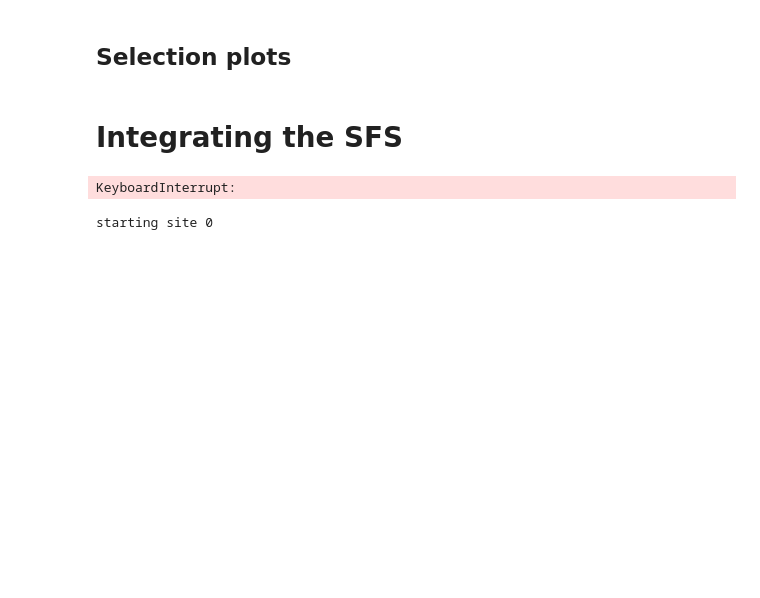
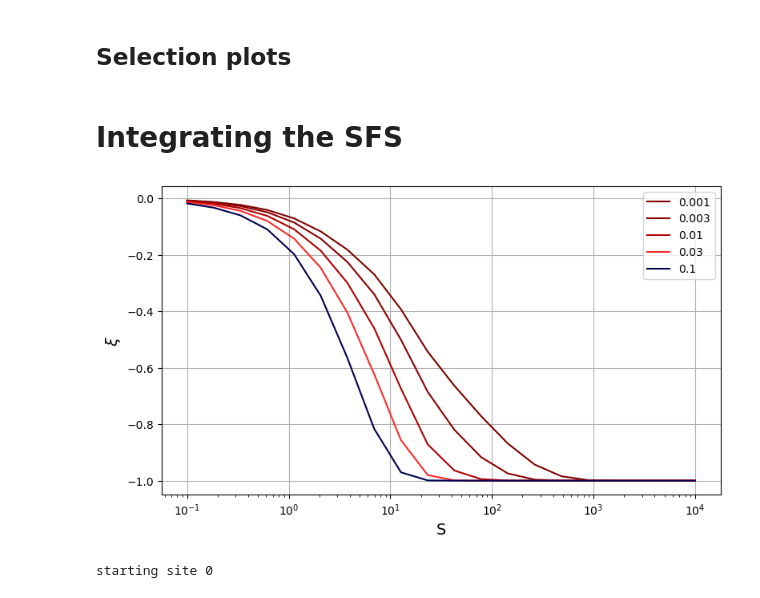
Before and after one commit to emkoch/popspec, a Jupyter notebook: Effect_size.ipynb, the cells around one changed output. Drawn from its saved outputs; the diff is of its cells as text; code cells hidden in the pictures; blank space fills up the shorter version.

```diff
--- a/Effect_size.ipynb
+++ b/Effect_size.ipynb
@@ -4,7 +4,7 @@ import math
 import pandas as pd
 import matplotlib.pyplot as plt
 
-plt.rcParams['figure.figsize'] = [12, 4]
+plt.rcParams['figure.figsize'] = [16, 8]
 # %%
 # Let's start by reading in some of these files
 from os import listdir
@@ -239,36 +239,37 @@ def stab_corr(yy, sigma, pos_d=True):
     double_prob = poly_prob(yy, 4*sigma)
     single_prob = poly_prob(yy, sigma)
     if pos_d:
         return (double_prob - neut_prob) / (double_prob + neut_prob)
     else:
         return burd * (double_prob - neut_prob) / (burd * (double_prob + neut_prob) + single_prob**2)
 
 def stab_corr_posLD_poly(yy, SS):
     def ex_diff(xx):
         return xx * (poly_prob(yy, (2*np.sqrt(SS)-xx*np.sqrt(SS))**2 ) - poly_prob(yy, xx**2*SS)) * sfs_ud_params_sigma(xx, 1, SS)
     def ex_sum(xx):
         return xx * (poly_prob(yy, (2*np.sqrt(SS)-xx*np.sqrt(SS))**2 ) + poly_prob(yy, xx**2*SS)) * sfs_ud_params_sigma(xx, 1, SS)
     return quad(ex_diff, 0, 1)[0] / quad(ex_sum, 0, 1)[0]
 
-
+from matplotlib.colors import Normalize, LogNorm
+from matplotlib.cm import get_cmap
 cmap = get_cmap('seismic_r')
 norm = Normalize(vmin=0.001, vmax=0.1)
 
 MAF_thr_values = [0.1, 0.03, 0.01, 0.003, 0.001][::-1]
-sigma_set = np.logspace(-1, 4, 100)
+sigma_set = np.logspace(-1, 4, 20)
 
 for MAF_thr in MAF_thr_values:
     corr_set = [stab_corr_posLD_poly(MAF_thr, sigma) for sigma in sigma_set]
     plt.plot(sigma_set, corr_set, color=cmap(norm(MAF_thr)), label=str(MAF_thr))
 
 plt.grid()
 plt.xscale("log")
 plt.xlabel("S", fontsize = 14)
 plt.ylabel("$\\xi$", fontsize = 14)
 plt.legend()
 plt.show()
 # %% [output]
-KeyboardInterrupt:
+[figure, added]
 # %%
 # corr_df_pos.to_csv('dataframes/corr_pos_demog_neg.csv', sep='\t')
 # corr_df_tot.to_csv('dataframes/corr_tot_demog_neg.csv', sep='\t')
```
Also changed, not shown: parts of 13 cells of this notebook, 1 other file.
